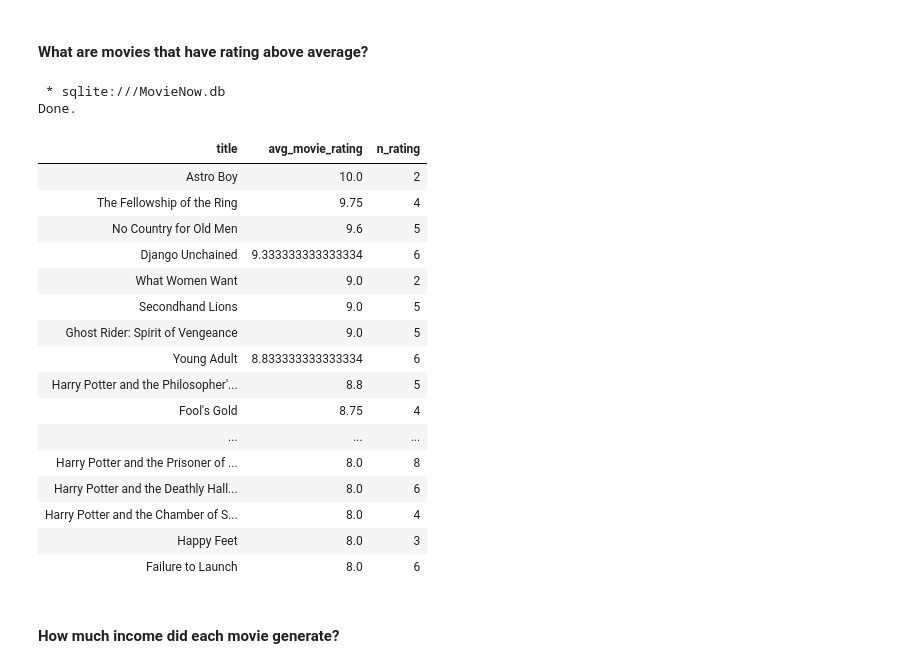
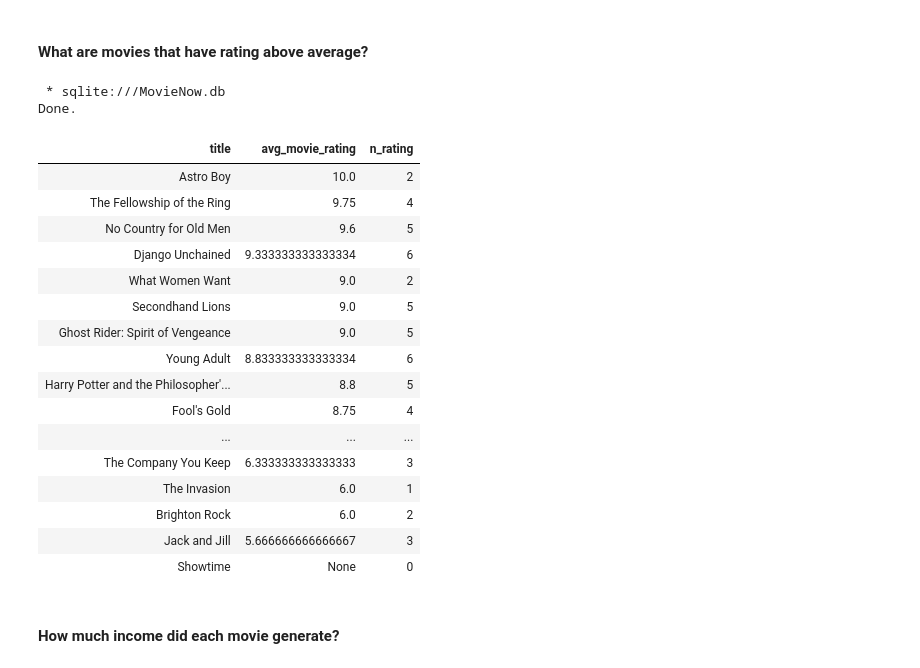
Before and after one commit to alyamutiara/Data-Portfolio, a Jupyter notebook: project/SQL - Online Rental Movies/notebook.ipynb, the cells around one changed output. Saved outputs shown, nothing was run; the diff lists cells and outputs as text; code cells hidden in the pictures.

```diff
--- a/project/SQL - Online Rental Movies/notebook.ipynb
+++ b/project/SQL - Online Rental Movies/notebook.ipynb
@@ -281,34 +378,30 @@ Done.
 # %%
 %%sql
 SELECT m.title, AVG(r.rating) AS avg_movie_rating, COUNT(rating) AS n_rating
 FROM renting AS r
 JOIN movies AS m ON r.movie_id = m.movie_id
 GROUP BY m.title
-HAVING AVG(r.rating) > (
-    SELECT AVG(rating)
-    FROM renting
-)
 ORDER BY avg_movie_rating DESC;
 # %% [output]
  * sqlite:///MovieNow.db
 Done.
 | title | avg_movie_rating | n_rating |
 | Astro Boy | 10.0 | 2 |
 | The Fellowship of the Ring | 9.75 | 4 |
 | No Country for Old Men | 9.6 | 5 |
 | Django Unchained | 9.333333333333334 | 6 |
 | What Women Want | 9.0 | 2 |
 | Secondhand Lions | 9.0 | 5 |
 | Ghost Rider: Spirit of Vengeance | 9.0 | 5 |
 | Young Adult | 8.833333333333334 | 6 |
 | Harry Potter and the Philosopher'... | 8.8 | 5 |
 | Fool's Gold | 8.75 | 4 |
 | ... | ... | ... |
-| Harry Potter and the Prisoner of ... | 8.0 | 8 |
-| Harry Potter and the Deathly Hall... | 8.0 | 6 |
-| Harry Potter and the Chamber of S... | 8.0 | 4 |
-| Happy Feet | 8.0 | 3 |
-| Failure to Launch | 8.0 | 6 |
+| The Company You Keep | 6.333333333333333 | 3 |
+| The Invasion | 6.0 | 1 |
+| Brighton Rock | 6.0 | 2 |
+| Jack and Jill | 5.666666666666667 | 3 |
+| Showtime | None | 0 |
 # %% [markdown]
 #### How much income did each movie generate?
 # %%
```
Also changed, not shown: parts of 16 cells of this notebook, 2 other files.
